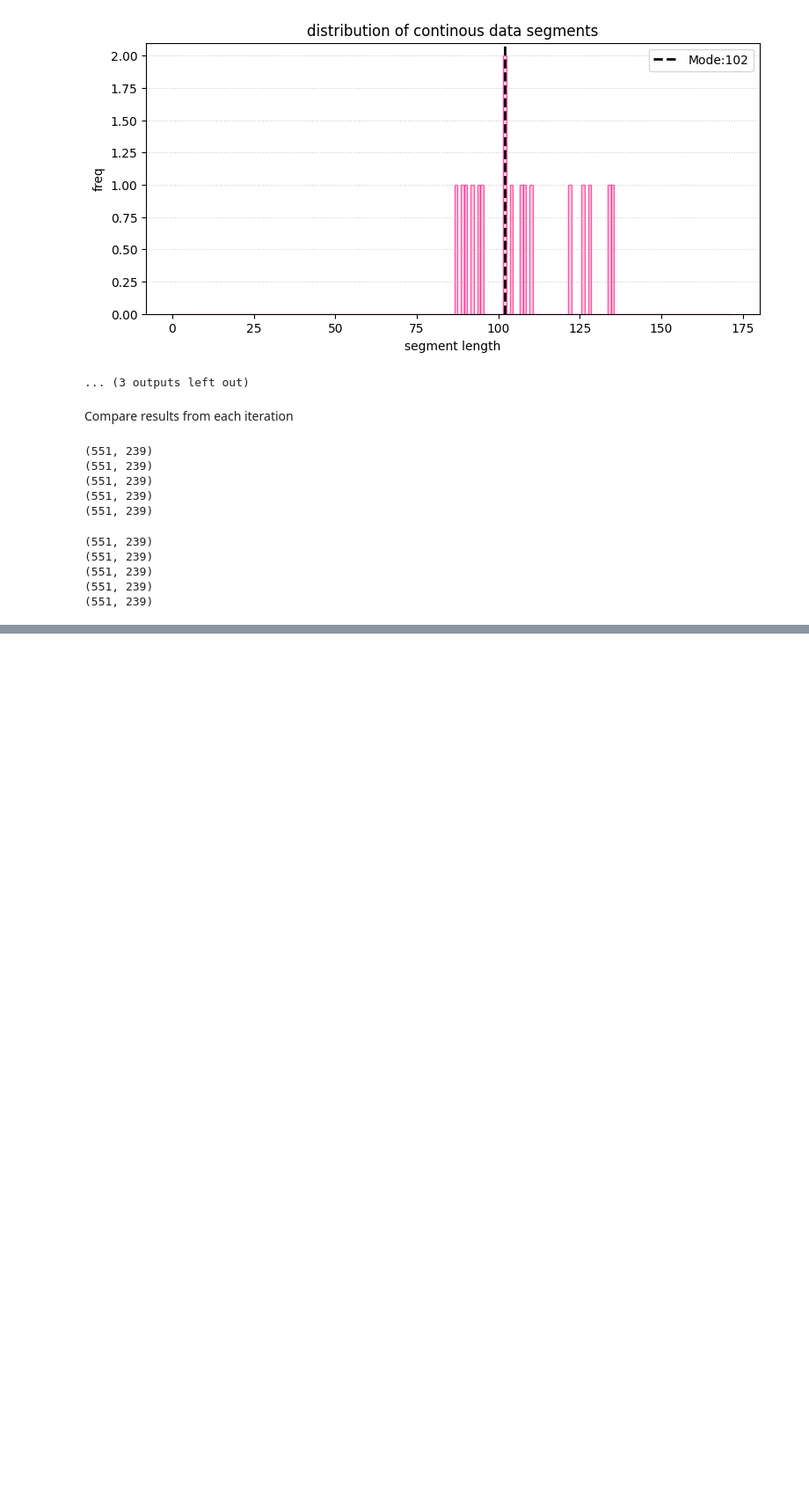
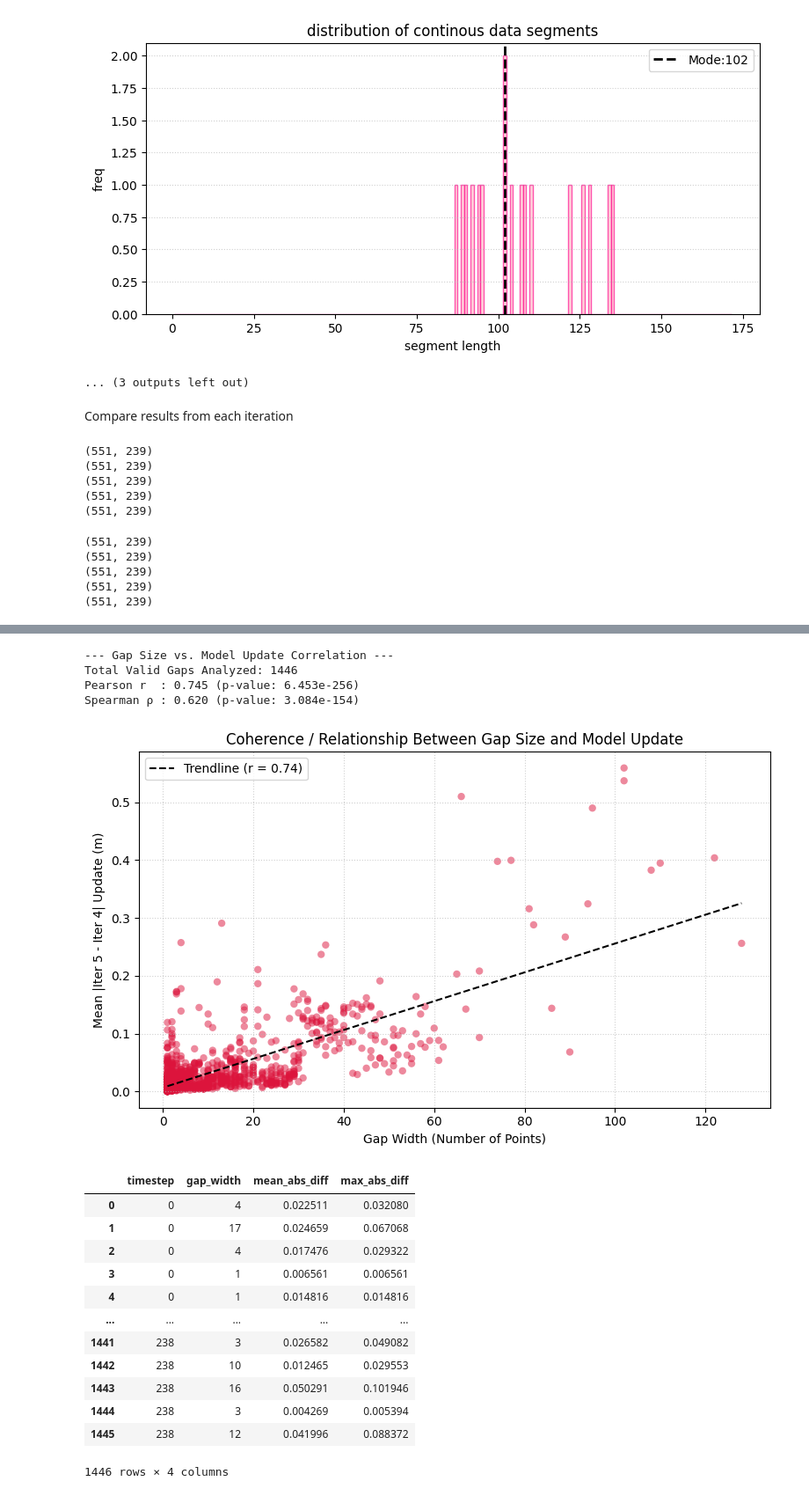
Before and after one commit to NCSU-CHAZ/MasonBEAST, a Jupyter notebook: MAE_r2l_buildingUp.ipynb, the cells around one changed output, grey strips where cells are left out. Shown at 88% size. Saved outputs shown, nothing was run; the diff lists cells and outputs as text; code cells hidden in the pictures; blank space fills up the shorter version.

```diff
--- a/MAE_r2l_buildingUp.ipynb
+++ b/MAE_r2l_buildingUp.ipynb
@@ -2955,0 +3066,21 @@ save_reconstruction_disagreement_heatmap(
+# %%
+analyze_gap_size_vs_difference(orig_full_df=transect_df_raw, recon1_df=it2, recon2_df=it3)
+# %% [output]
+--- Gap Size vs. Model Update Correlation ---
+Total Valid Gaps Analyzed: 1446
+Pearson r  : 0.745 (p-value: 6.453e-256)
+Spearman ρ : 0.620 (p-value: 3.084e-154)
+[figure, added]
+|  | timestep | gap_width | mean_abs_diff | max_abs_diff |
+| 0 | 0 | 4 | 0.022511 | 0.032080 |
+| 1 | 0 | 17 | 0.024659 | 0.067068 |
+| 2 | 0 | 4 | 0.017476 | 0.029322 |
+| 3 | 0 | 1 | 0.006561 | 0.006561 |
+| 4 | 0 | 1 | 0.014816 | 0.014816 |
+| ... | ... | ... | ... | ... |
+| 1441 | 238 | 3 | 0.026582 | 0.049082 |
+| 1442 | 238 | 10 | 0.012465 | 0.029553 |
+| 1443 | 238 | 16 | 0.050291 | 0.101946 |
+| 1444 | 238 | 3 | 0.004269 | 0.005394 |
+| 1445 | 238 | 12 | 0.041996 | 0.088372 |
+1446 rows × 4 columns
```
Also changed, not shown: parts of 5 cells of this notebook, 13 other files.
